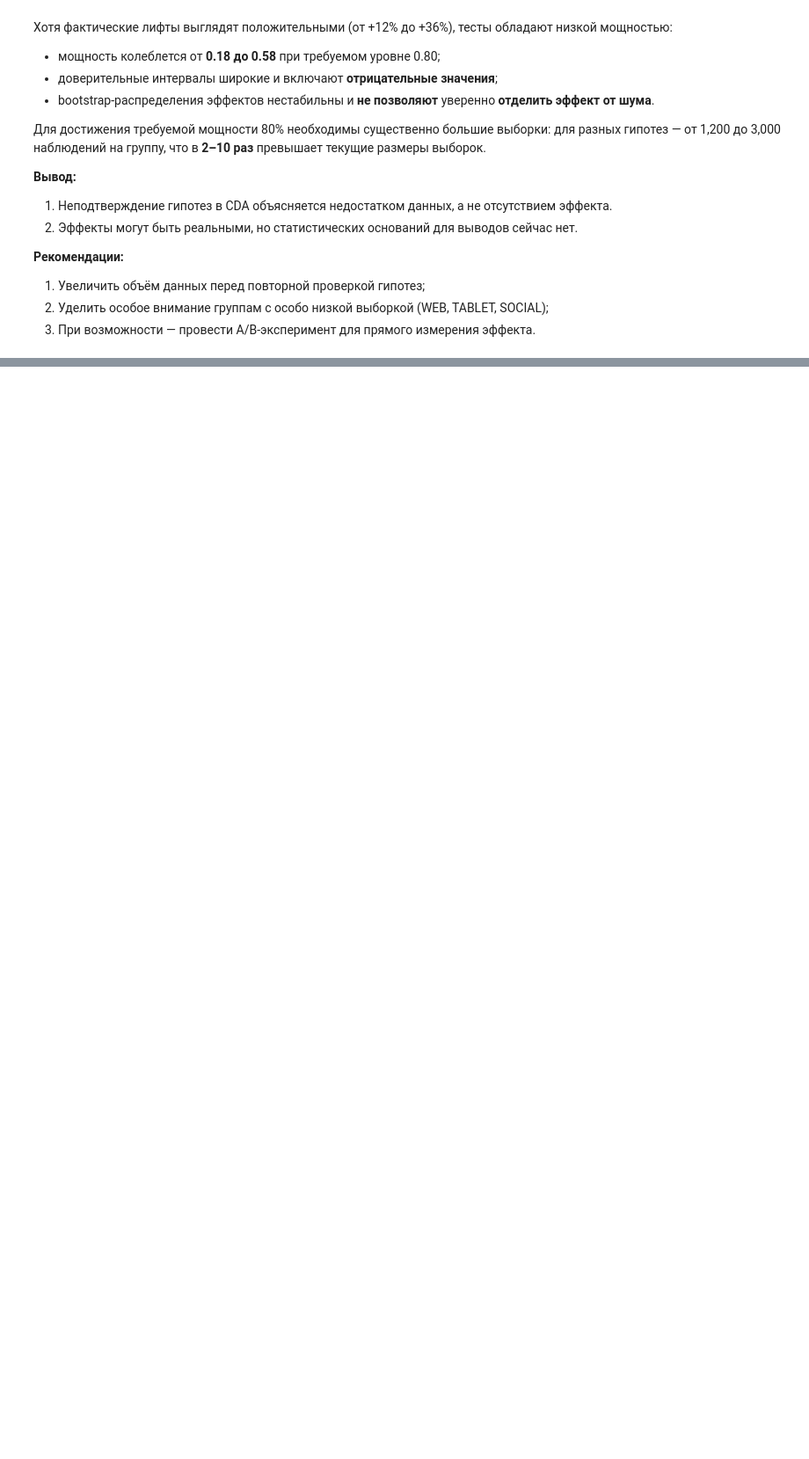
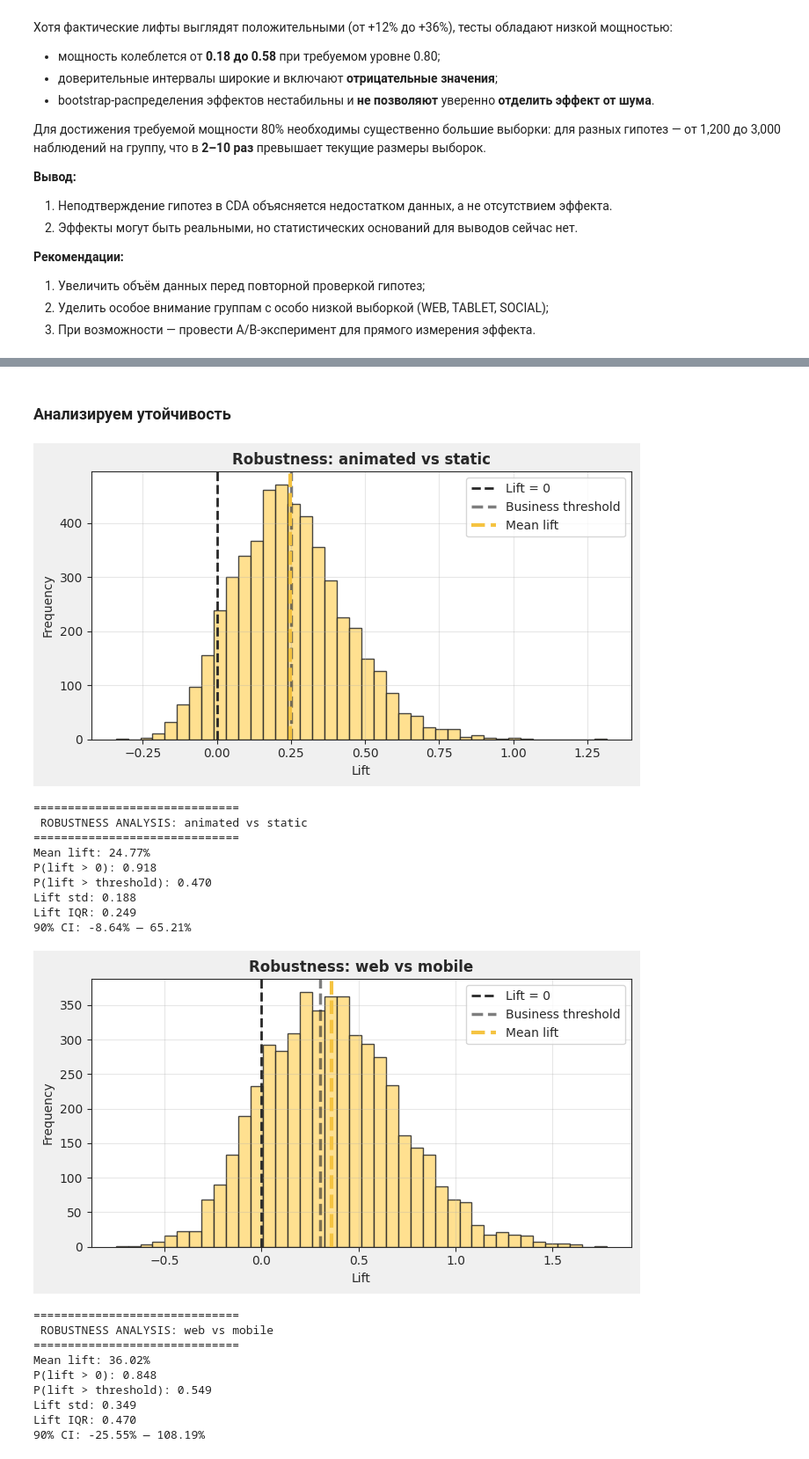
Before and after one commit to ithelga/beeline-banner-ab-test, a Jupyter notebook: notebooks/Team1_HW5_CDA_i2.ipynb, the cells around one changed output, grey strips where cells are left out. Shown at 88% size. Saved outputs shown, nothing was run; the diff lists cells and outputs as text; code cells hidden in the pictures; blank space fills up the shorter version.

Commit message:
Data Scientist: perform second CDA iteration

```diff
--- a/notebooks/Team1_HW5_CDA_i2.ipynb
+++ b/notebooks/Team1_HW5_CDA_i2.ipynb
@@ -933,0 +1042,7 @@ Bootstrap лифт:
+# %%
+rows = []
+for hyp in HYPOTHESES:
+    rows.extend(run_tests_simple(hyp))
+
+df_summary = pd.DataFrame(rows)
+df_summary
@@ -933,0 +1127,2 @@ Bootstrap лифт:
+# %% [markdown]
+### Анализируем утойчивость
@@ -933,0 +1288,47 @@ Bootstrap лифт:
+# %%
+robust_rows = []
+robust = RobustnessAnalyzer(n_boot=5000)
+
+for hyp in HYPOTHESES:
+    for pair in hyp["pairs"]:
+
+        metrics = robust.analyze(
+            succ_a=pair["succ_a"],
+            total_a=pair["total_a"],
+            succ_b=pair["succ_b"],
+            total_b=pair["total_b"],
+            threshold=hyp["threshold"],
+            name_a=pair["label"].split("_vs_")[0],
+            name_b=pair["label"].split("_vs_")[1],
+        )
+
+        robust_rows.append({
+            "hypothesis": hyp["name"],
+            "comparison": pair["label"],
+            "threshold": hyp["threshold"],
+            **metrics
+        })
+
+df_robustness = pd.DataFrame(robust_rows)
+df_robustness
+# %% [output]
+[figure, added]
+==============================
+ ROBUSTNESS ANALYSIS: animated vs static
+==============================
+Mean lift: 24.77%
+P(lift > 0): 0.918
+P(lift > threshold): 0.470
+Lift std: 0.188
+Lift IQR: 0.249
+90% CI: -8.64% — 65.21%
+[figure, added]
+==============================
+ ROBUSTNESS ANALYSIS: web vs mobile
+==============================
+Mean lift: 36.02%
+P(lift > 0): 0.848
+P(lift > threshold): 0.549
+Lift std: 0.349
+Lift IQR: 0.470
+90% CI: -25.55% — 108.19%
```
Also changed, not shown: parts of 17 cells of this notebook.
